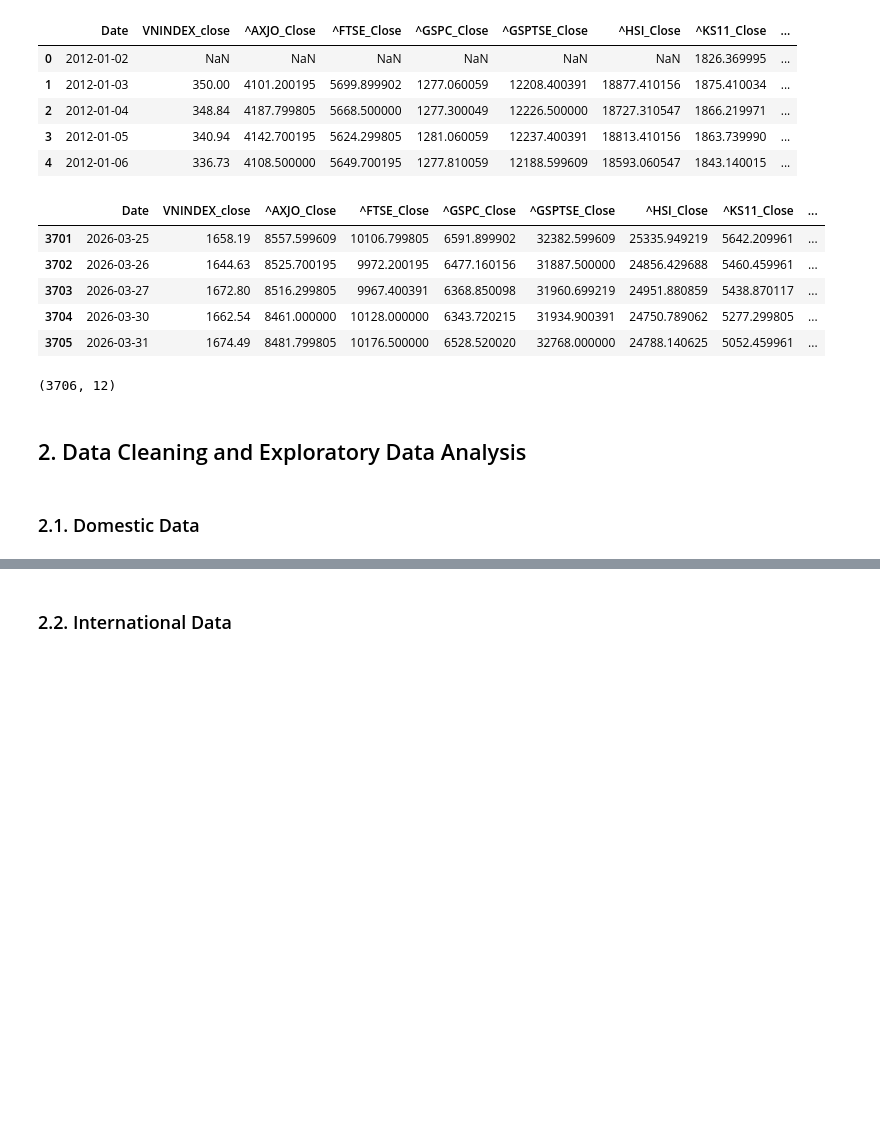
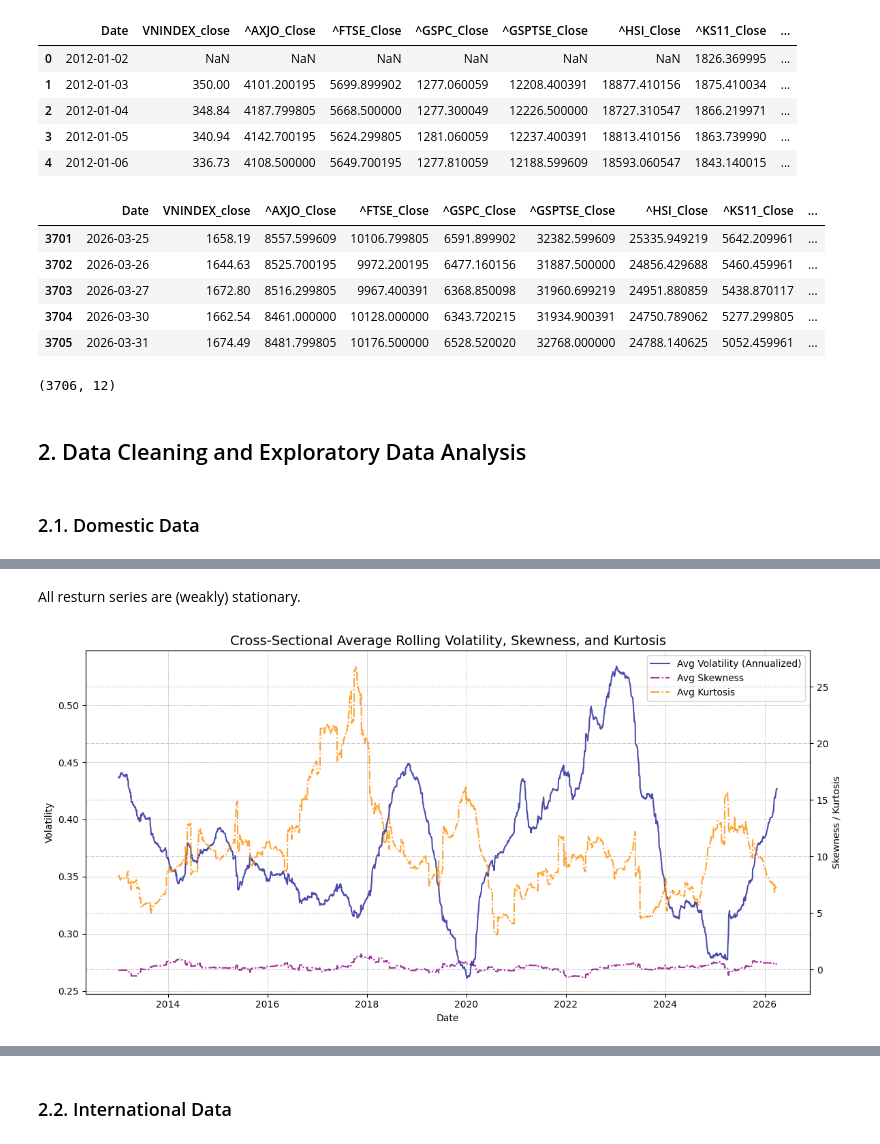
Before and after one commit to SebastianoDenegri/vietnam-systemic-risk-index, a Jupyter notebook: A_Systemic_Risk_Framework_for_the_Vietnamese_Market_a_Composite_Risk_Index_and_Financial_Stress_Prediction.ipynb, the cells around one changed output, grey strips where cells are left out. Saved outputs shown, nothing was run; the diff lists cells and outputs as text; code cells hidden in the pictures; blank space fills up the shorter version.

```diff
--- a/A_Systemic_Risk_Framework_for_the_Vietnamese_Market_a_Composite_Risk_Index_and_Financial_Stress_Prediction.ipynb
+++ b/A_Systemic_Risk_Framework_for_the_Vietnamese_Market_a_Composite_Risk_Index_and_Financial_Stress_Prediction.ipynb
@@ -359,0 +588,42 @@ df_glob.shape
+# %% [markdown]
+All resturn series are (weakly) stationary.
+# %%
+# EDA: Analysis of rolling volatility (std), skewness, and (excess) kurtosis
+window = 250
+# Rolling volatility (std)
+rolling_vol = df_vn_ret.rolling(window).std()
+# Rolling skewness
+rolling_skew = df_vn_ret.rolling(window).skew()
+# Rolling kurtosis (this is already EXCESS kurtosis in pandas)
+rolling_kurt = df_vn_ret.rolling(window).kurt()
+#Cross-sectional averages
+avg_vol = rolling_vol.mean(axis=1) * np.sqrt(250) #annualized
+avg_skew = rolling_skew.mean(axis=1)
+avg_kurt = rolling_kurt.mean(axis=1)
+# %%
+# Plot the cross-sectional average of rolling returns volatility, skewness, and kurtosis over time
+fig, ax1 = plt.subplots(figsize=(12, 6))
+
+# Volatility (left axis)
+ax1.plot(avg_vol.index, avg_vol, linestyle='-', color='darkblue', label='Avg Volatility (Annualized)', alpha=0.7)
+ax1.set_ylabel('Volatility')
+ax1.set_title('Cross-Sectional Average Rolling Volatility, Skewness, and Kurtosis', fontsize=14)
+plt.grid(True, linestyle='--', linewidth=.5)
+plt.xlabel('Date')
+
+# Second axis for skew/kurt (different scale)
+ax2 = ax1.twinx()
+ax2.plot(avg_skew.index, avg_skew, linestyle='-.', color='darkmagenta', label='Avg Skewness', alpha=0.8)
+ax2.plot(avg_kurt.index, avg_kurt, linestyle='-.', color='darkorange', label='Avg Kurtosis', alpha=0.8)
+ax2.set_ylabel('Skewness / Kurtosis')
+
+# Legends
+lines_1, labels_1 = ax1.get_legend_handles_labels()
+lines_2, labels_2 = ax2.get_legend_handles_labels()
+ax1.legend(lines_1 + lines_2, labels_1 + labels_2, loc='upper right')
+
+plt.grid(True, linestyle='-.', linewidth=.5)
+plt.tight_layout()
+plt.show()
+# %% [output]
+[figure, added]
```
Also changed, not shown: parts of 21 cells of this notebook.
